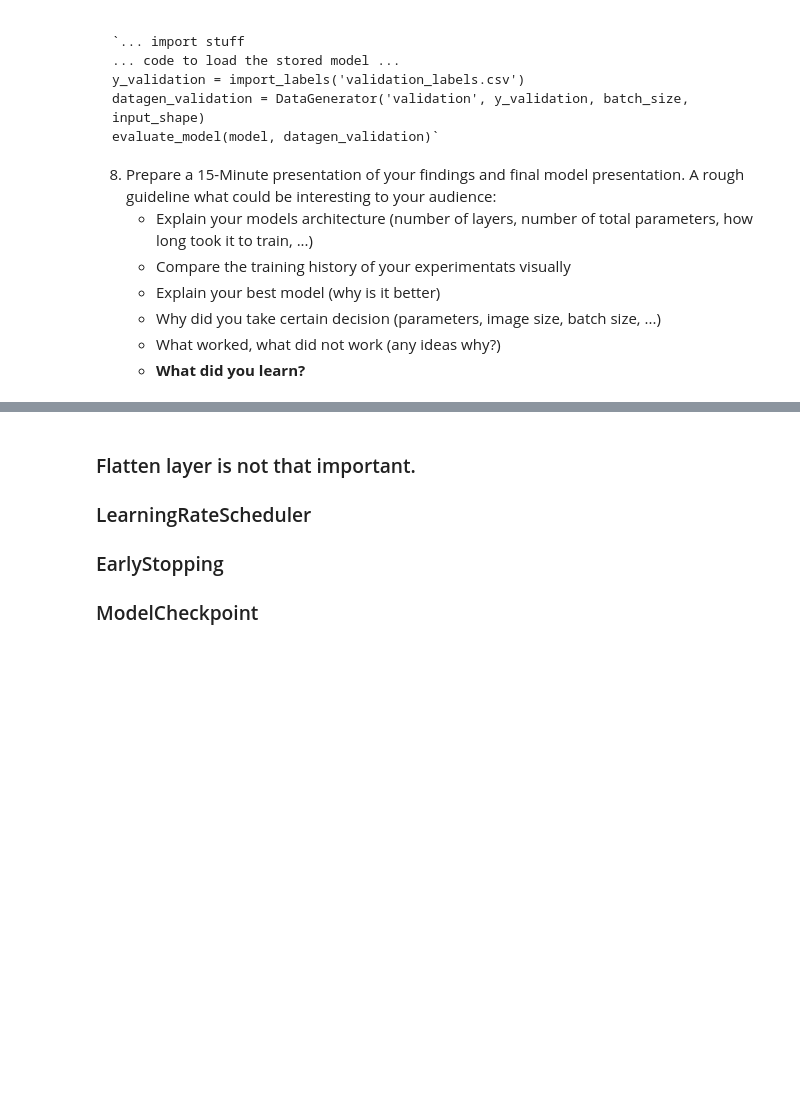
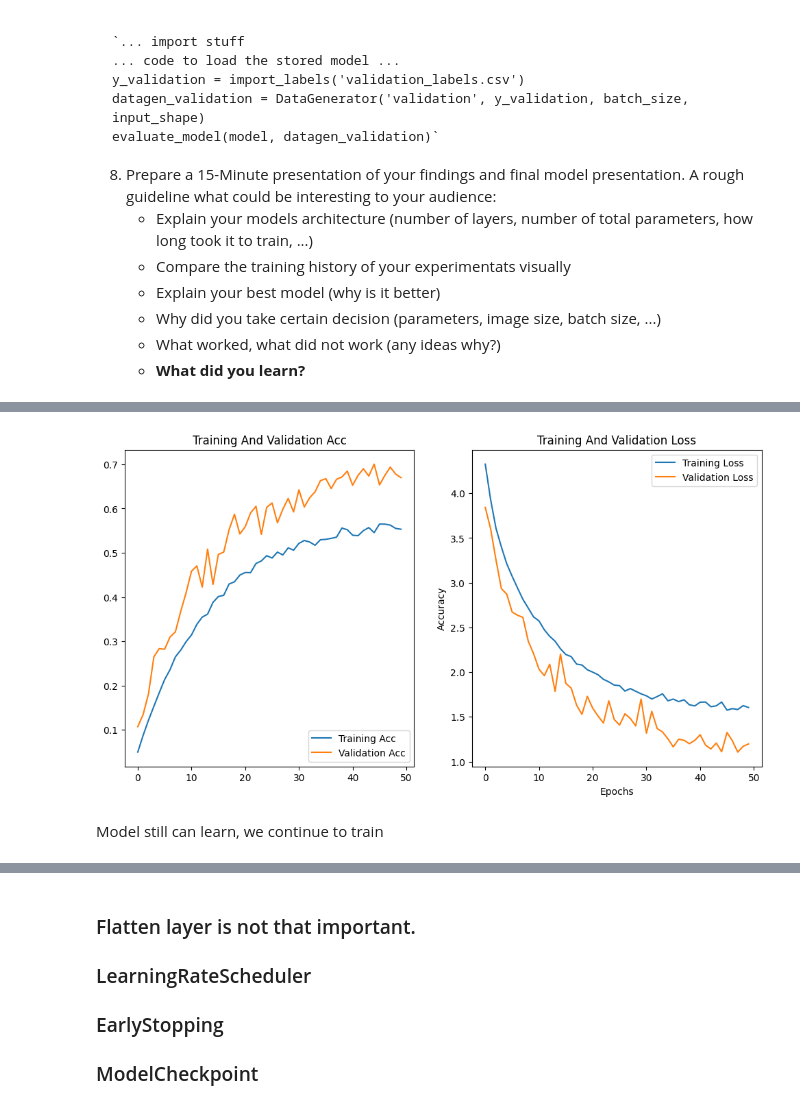
Before and after one commit to SelmanDedeakay/fhv-ai-cv-project, a Jupyter notebook: CV-Project-Flowers.ipynb, the cells around one changed output, grey strips where cells are left out. Saved outputs shown, nothing was run; the diff lists cells and outputs as text; code cells hidden in the pictures; blank space fills up the shorter version.

Commit message:
Custom_Model - MobileNetV2 Model - ResNet50 Model

```diff
--- a/CV-Project-Flowers.ipynb
+++ b/CV-Project-Flowers.ipynb
@@ -129,7 +129,6 @@ class DataGenerator(keras.utils.Sequence):
             it = self._augmentor.flow(X, batch_size=self._batch_size, shuffle=False)
             X = it.next()
 
-            if self._preprocess_func is not None:
-                X = self._preprocess_func(X)
+
 
         return X, tf.keras.utils.to_categorical(Y, num_classes=self._n_classes)
@@ -164,0 +169,25 @@ def plotResults(results):
+# %%
+model = tf.keras.models.Sequential()
+
+model.add(tf.keras.layers.Conv2D(input_shape=(224,224,3),filters=32,kernel_size=(2,2)))
+model.add(tf.keras.layers.MaxPooling2D(pool_size=(2,2)))
+model.add(tf.keras.layers.Conv2D(filters=64,kernel_size=(2,2)))
+model.add(tf.keras.layers.MaxPooling2D(pool_size=(2,2)))
+model.add(tf.keras.layers.Conv2D(filters=128,kernel_size=(2,2)))
+model.add(tf.keras.layers.MaxPooling2D(pool_size=(2,2)))
+model.add(tf.keras.layers.Conv2D(filters=128,kernel_size=(2,2)))
+model.add(tf.keras.layers.MaxPooling2D(pool_size=(2,2)))
+model.add(tf.keras.layers.Conv2D(filters=256,kernel_size=(2,2)))
+model.add(tf.keras.layers.MaxPooling2D(pool_size=(2,2)))
+model.add(tf.keras.layers.Conv2D(filters=512,kernel_size=(2,2)))
+model.add(tf.keras.layers.MaxPooling2D(pool_size=(2,2)))
+model.add(tf.keras.layers.GlobalAveragePooling2D())
+model.add(tf.keras.layers.Dense(128,activation="relu"))
+model.add(tf.keras.layers.Dropout(0.5))
+model.add(tf.keras.layers.Dense(102, activation="softmax", name="output_layer"))
+model.compile(loss="categorical_crossentropy",
+              optimizer=tf.keras.optimizers.Adam(learning_rate=0.001),
+              metrics=["accuracy"])
+results = model.fit(data_train,epochs=50,validation_data = data_test,callbacks=[tf.keras.callbacks.EarlyStopping(monitor='val_loss',patience=10),
+                                                                                tf.keras.callbacks.ModelCheckpoint("custom_model.h5",
+                                                                                                                   monitor='val_accuracy',mode='max',save_best_only=True)])
@@ -164,0 +212,6 @@ def plotResults(results):
+# %%
+plotResults(results)
+# %% [output]
+[figure, added]
+# %% [markdown]
+Model still can learn, we continue to train
```
Also changed, not shown: parts of 15 cells of this notebook.
